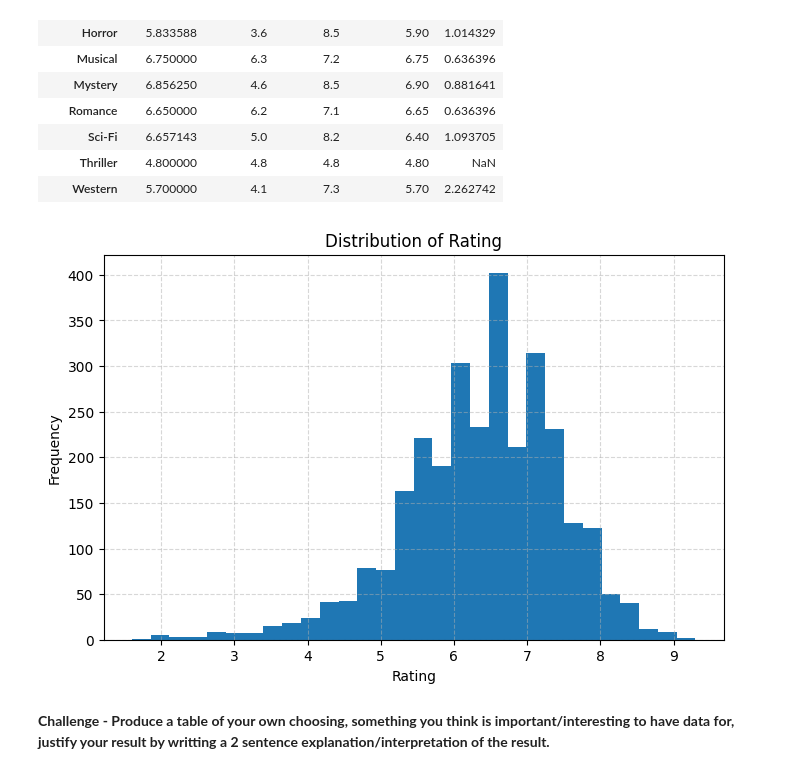
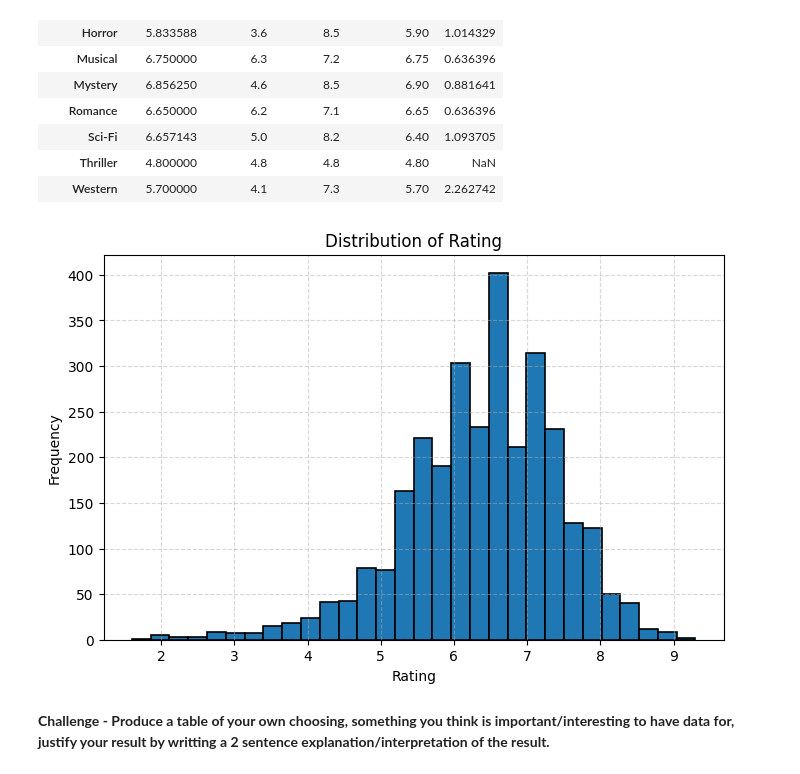
Before and after one commit to SantiagoSierraESMT/ESMT_Analytics_Through_Coding, a Jupyter notebook: Session_2/Homework.ipynb, the cells around one changed output. Drawn from its saved outputs; the diff is of its cells as text; code cells hidden in the pictures.

```diff
--- a/Session_2/Homework.ipynb
+++ b/Session_2/Homework.ipynb
@@ -249,14 +233,14 @@ rating_by_genre
 # %%
 # help (plt.hist)
 plt.figure(figsize=(8,5))
-plt.hist(x=movies["rating"], bins = 30)
+plt.hist(x=movies["rating"], bins=30, edgecolor='black', linewidth=1.2)
 plt.title("Distribution of Rating")
 plt.xlabel("Rating")
 plt.ylabel("Frequency")
 plt.grid(True, linestyle="--", alpha=0.5)
 plt.show()
 plt.show()
 # %% [output]
-[figure, old version]
+[figure, new version]
 # %% [markdown]
 **Challenge - Produce a table of your own choosing, something you think is important/interesting to have data for, justify your result by writting a 2 sentence explanation/interpretation of the result.**
```
Also changed, not shown: parts of 3 cells of this notebook, 1 other file.
